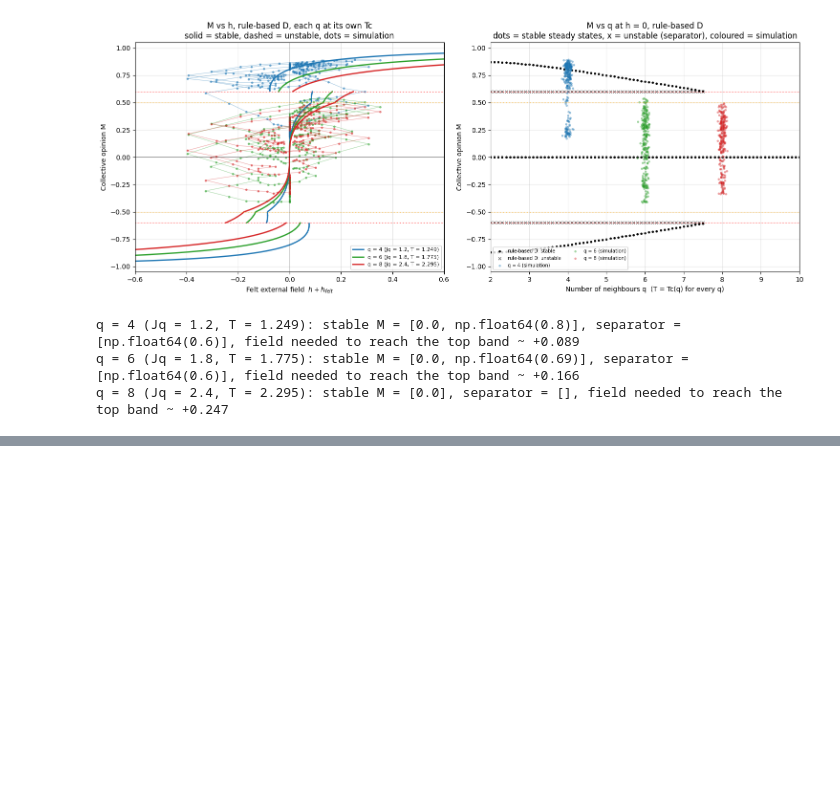
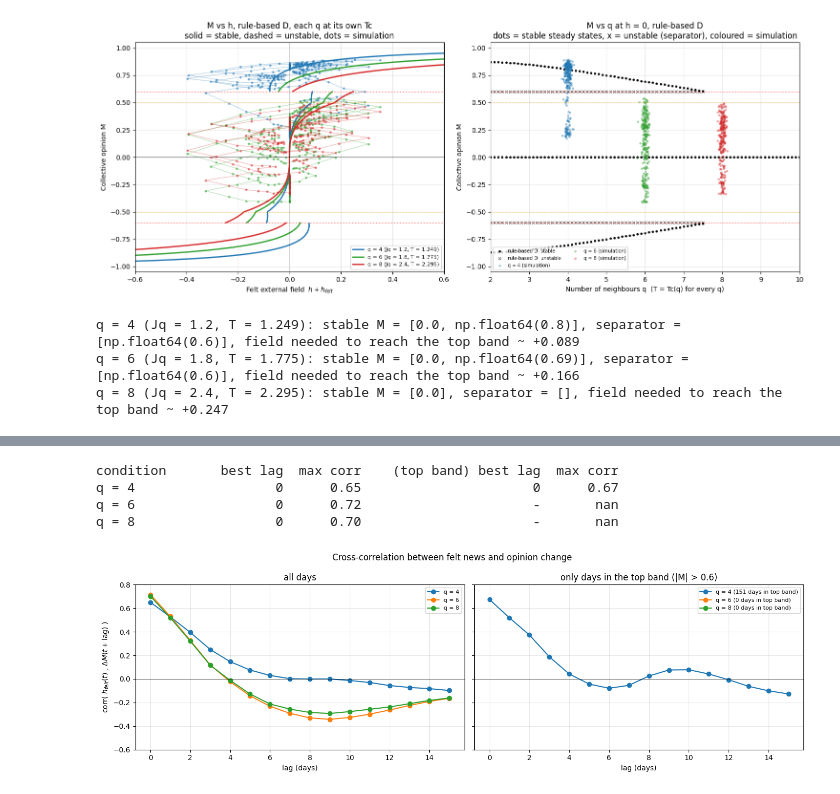
Before and after one commit to fadilaha/Ising-Model-on-Social-Opinion-Dynamic, a Jupyter notebook: Experiment_q_HeatBath_AB_BC_Residual.ipynb, the cells around one changed output, grey strips where cells are left out. Cells and saved outputs as stored; diff of their text form; code cells hidden in the pictures; blank space fills up the shorter version.

```diff
--- a/Experiment_q_HeatBath_AB_BC_Residual.ipynb
+++ b/Experiment_q_HeatBath_AB_BC_Residual.ipynb
@@ -122,7 +122,7 @@ import matplotlib.pyplot as plt
 
 # Load External Event Schedule Generated from the cell above
 # The file can be found in the https://github.com/fadilaha/Ising-Model-on-Social-Opinion-Dynamic
-external_events = np.load("raw_external_field37.npy").tolist()
+external_events = np.load("raw_external_field58h075.npy").tolist()
 print("External events:", external_events)
 
 def compute_D(M, Do, k, M_low=0.5, M_high=0.6):
@@ -213,7 +213,7 @@ def simulate_open_population(N_up_initial, N_down_initial, N_o, T, h, J, q, Do,
                 h_ext += event_amplitude * np.exp(-news_decay * age)
 
             # Absorbed external field: residual contribution
-            h_felt += event_amplitude * absorption(age, rise=rise, peak=peak, fade_days=event_fade_days, residual=residual)
+            h_felt += 0*event_amplitude * absorption(age, rise=rise, peak=peak, fade_days=event_fade_days, residual=residual)
 
         ## 2. INTRINSIC GROWTH (TURNED OFF FOR THIS RESEARCH)
         #N = len(spins)
@@ -788,7 +788,7 @@ __COMPARISON__
 import numpy as np
 
 # events file used for this comparison (generate it first with your generator cell)
-events_used = np.load("raw_external_field37.npy").tolist()
+events_used = np.load("raw_external_field58h075.npy").tolist()
 
 def critical_T(Jq, D0):
     # Tc of the restricted (A-B) Blume-Capel mean-field model, solved by fixed-point iteration
@@ -819,7 +819,7 @@ for name, c in conditions.items():
                              q=c['q'], T=c['T'])
 
 # save to its OWN file so the T-variation results are not overwritten
-np.save("results_q_variation.npy", all_results, allow_pickle=True)
+np.save("results_q_variationh0.npy", all_results, allow_pickle=True)
 # %% [output]
 --- running q = 4 (Jq = 1.20, T = Tc = 1.249) ---
 MCS 10/300 selesai | N = 5051
@@ -1072,0 +1103,47 @@ q = 8 (Jq = 2.4, T = 2.295): stable M = [0.0], separator = [], field needed to r
+# %%
+# ============================================================
+# STATISTICS CELL 2: CROSS-CORRELATION between felt news and the change of opinion
+# corr( h_felt(t) , dM(t + lag) ),  dM(t) = M(t+1) - M(t)
+# ============================================================
+max_lag = 15
+
+def xcorr(x, y, max_lag, mask=None):
+    out = []
+    for lag in range(max_lag + 1):
+        a, b = x[:len(x) - lag], y[lag:]
+        if mask is not None:
+            m = mask[:len(x) - lag]
+            a, b = a[m], b[m]
+        out.append(np.corrcoef(a, b)[0, 1] if len(a) > 5 and a.std() > 0 and b.std() > 0 else np.nan)
+    return np.array(out)
+
+fig, (axA, axB) = plt.subplots(1, 2, figsize=(14, 4.5), sharey=True)
+lags = np.arange(max_lag + 1)
+print(f"{'condition':15s} {'best lag':>8s} {'max corr':>9s}   {'(top band) best lag':>20s} {'max corr':>9s}")
+for name in names:
+    M = np.asarray(R[name]['M'], dtype=float)
+    h = np.asarray(R[name]['h_felt'], dtype=float)
+    dM = np.diff(M)                      # dM[t] = M[t+1] - M[t]
+    hh = h[:len(dM)]
+    c_all = xcorr(hh, dM, max_lag)
+    top = np.abs(M[:len(dM)]) > 0.6      # only times when the society sat in the top band
+    c_top = xcorr(hh, dM, max_lag, mask=top) if top.sum() > 20 else np.full(max_lag + 1, np.nan)
+    axA.plot(lags, c_all, 'o-', color=colors.get(name), label=name)
+    axB.plot(lags, c_top, 'o-', color=colors.get(name), label=f'{name} ({top.sum()} days in top band)')
+    k = np.nanargmax(c_all)
+    kt = np.nanargmax(c_top) if np.isfinite(c_top).any() else None
+    print(f"{name:15s} {k:8d} {c_all[k]:9.2f}   {('-' if kt is None else kt):>20} "
+          f"{(np.nan if kt is None else c_top[kt]):9.2f}")
+for ax, t in [(axA, 'all days'), (axB, 'only days in the top band (|M| > 0.6)')]:
+    ax.axhline(0, color='k', lw=0.5); ax.set_xlabel('lag (days)'); ax.set_title(t)
+    ax.grid(alpha=0.3); ax.legend(fontsize=8)
+axA.set_ylabel(r'corr( $h_{felt}(t)$ , $\Delta M(t+\mathrm{lag})$ )')
+plt.suptitle('Cross-correlation between felt news and opinion change')
+axA.set_ylim(-0.6, 0.8)
+plt.tight_layout(); plt.show()
+# %% [output]
+condition       best lag  max corr    (top band) best lag  max corr
+q = 4                  0      0.65                      0      0.67
+q = 6                  0      0.72                      -       nan
+q = 8                  0      0.70                      -       nan
+[figure, added]
```
Also changed, not shown: parts of 3 cells of this notebook.
